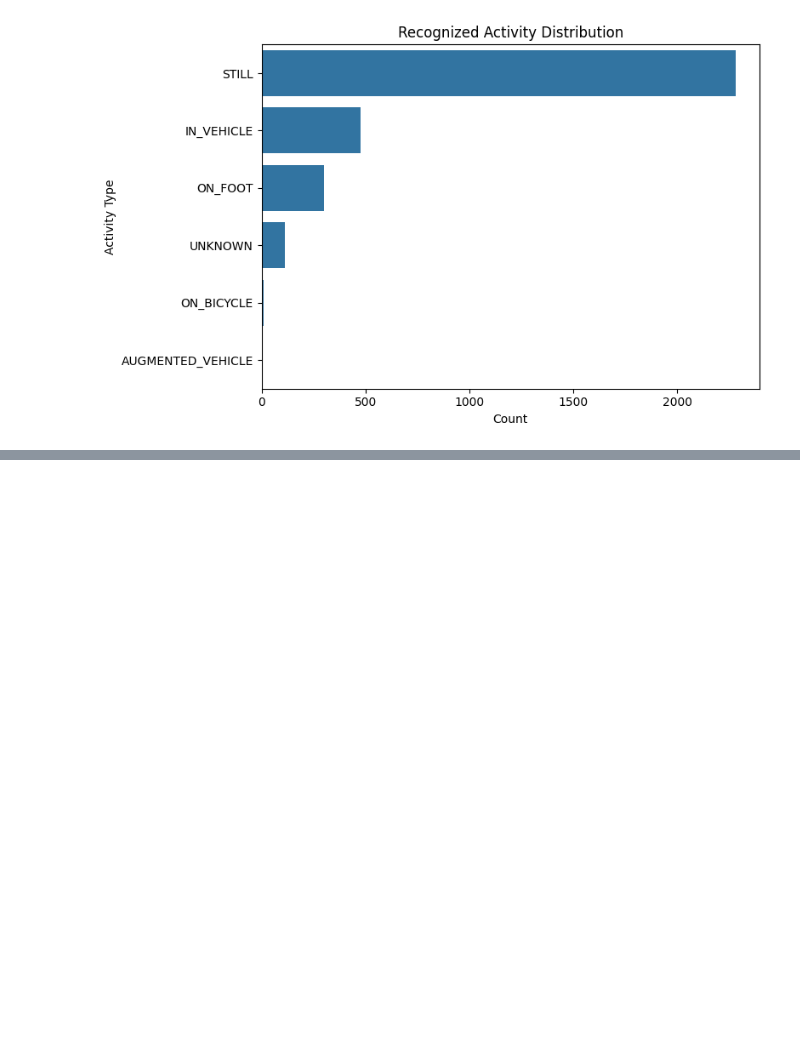
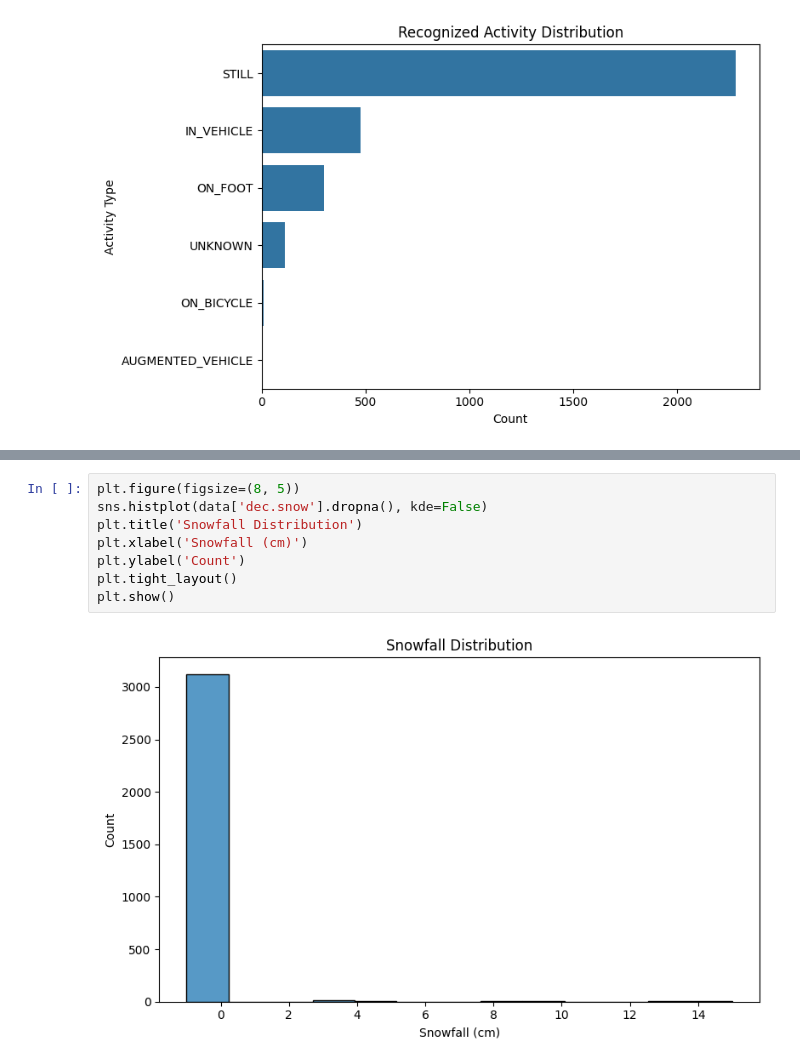
Before and after one commit to jacksoncamp42/ORIE-5160-Midterm-Project, a Jupyter notebook: EDA/eda_no_notification.ipynb, the cells around one changed output, grey strips where cells are left out. Saved outputs shown, nothing was run; the diff lists cells and outputs as text; blank space fills up the shorter version.

```diff
--- a/EDA/eda_no_notification.ipynb
+++ b/EDA/eda_no_notification.ipynb
@@ -95,0 +106,10 @@ KeyError: 'Time of Day'
+# %%
+plt.figure(figsize=(8, 5))
+sns.histplot(data['dec.snow'].dropna(), kde=False)
+plt.title('Snowfall Distribution')
+plt.xlabel('Snowfall (cm)')
+plt.ylabel('Count')
+plt.tight_layout()
+plt.show()
+# %% [output]
+[figure, added]
```
Also changed, not shown: parts of 5 cells of this notebook.
